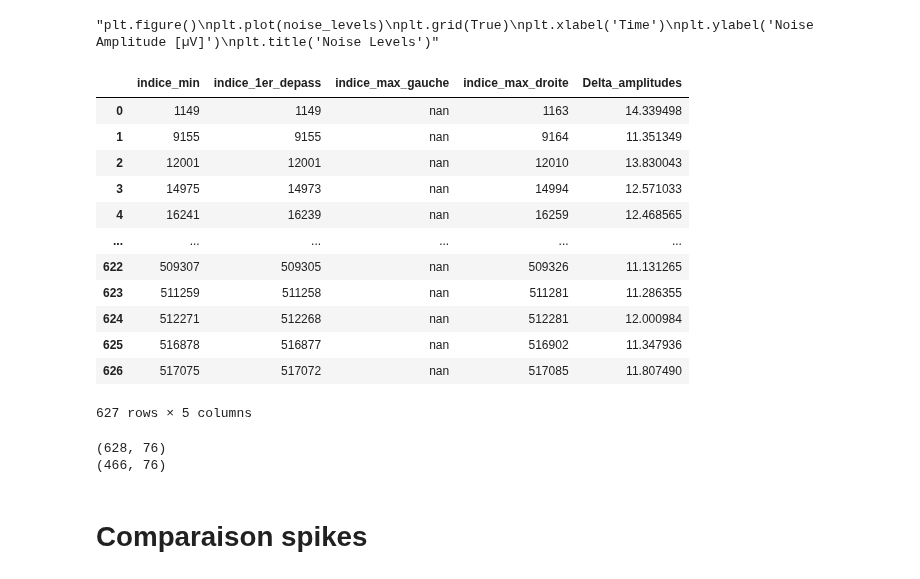
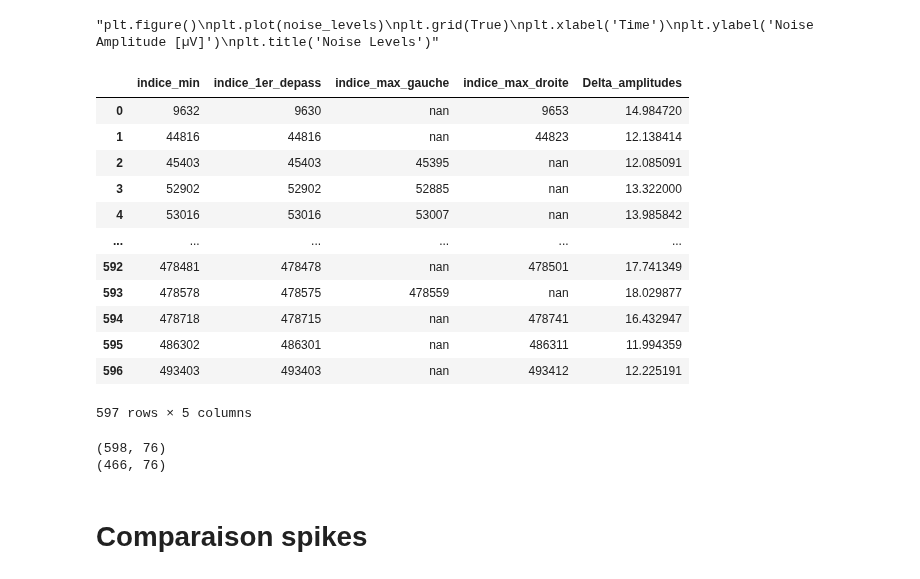
Before and after one commit to Sylvain-Gutierrez/PIR, a Jupyter notebook: Comparaison_Sophie/First_Comparaison_18_05_2020.ipynb, the cells around one changed output. Drawn from its saved outputs; the diff is of its cells as text; code cells hidden in the pictures.

```diff
--- a/Comparaison_Sophie/First_Comparaison_18_05_2020.ipynb
+++ b/Comparaison_Sophie/First_Comparaison_18_05_2020.ipynb
@@ -157,26 +158,26 @@ plt.title('Noise Levels')"""
 # %%
 spike_info = find_spikes(signal, noise_levels, fs,
                            window_size = 0.0012,
                            noise_window_size = 0.01,
-                           threshold_factor = 2.5,
+                           threshold_factor = 3.7,
                            maxseparation = 0.001)
 
 #spike_info.columns = ['indice_max','indice_min','indice_depass_positif','indice_depass_negatif', 'indice_1er_depass','indice_zero_central','i_max-i_min','Delta_amplitudes']
 spike_info
 # %% [output]
 |  | indice_min | indice_1er_depass | indice_max_gauche | indice_max_droite | Delta_amplitudes |
-| 0 | 1149 | 1149 | nan | 1163 | 14.339498 |
-| 1 | 9155 | 9155 | nan | 9164 | 11.351349 |
-| 2 | 12001 | 12001 | nan | 12010 | 13.830043 |
-| 3 | 14975 | 14973 | nan | 14994 | 12.571033 |
-| 4 | 16241 | 16239 | nan | 16259 | 12.468565 |
+| 0 | 9632 | 9630 | nan | 9653 | 14.984720 |
+| 1 | 44816 | 44816 | nan | 44823 | 12.138414 |
+| 2 | 45403 | 45403 | 45395 | nan | 12.085091 |
+| 3 | 52902 | 52902 | 52885 | nan | 13.322000 |
+| 4 | 53016 | 53016 | 53007 | nan | 13.985842 |
 | ... | ... | ... | ... | ... | ... |
-| 622 | 509307 | 509305 | nan | 509326 | 11.131265 |
-| 623 | 511259 | 511258 | nan | 511281 | 11.286355 |
-| 624 | 512271 | 512268 | nan | 512281 | 12.000984 |
-| 625 | 516878 | 516877 | nan | 516902 | 11.347936 |
-| 626 | 517075 | 517072 | nan | 517085 | 11.807490 |
+| 592 | 478481 | 478478 | nan | 478501 | 17.741349 |
+| 593 | 478578 | 478575 | 478559 | nan | 18.029877 |
+| 594 | 478718 | 478715 | nan | 478741 | 16.432947 |
+| 595 | 486302 | 486301 | nan | 486311 | 11.994359 |
+| 596 | 493403 | 493403 | nan | 493412 | 12.225191 |
-627 rows × 5 columns
+597 rows × 5 columns
 # %%
 signal = signal_filtered
 # %%
@@ -196,7 +197,7 @@ spike_data_ = record_spikes(signal, fs, spike_info_,
                   t_before = 0.001,
                   t_after = 0.002)
 # %% [output]
-(628, 76)
+(598, 76)
 (466, 76)
 # %%
 def print_spikes(spike_data,
```
Also changed, not shown: parts of 3 cells of this notebook, 6 other files.
